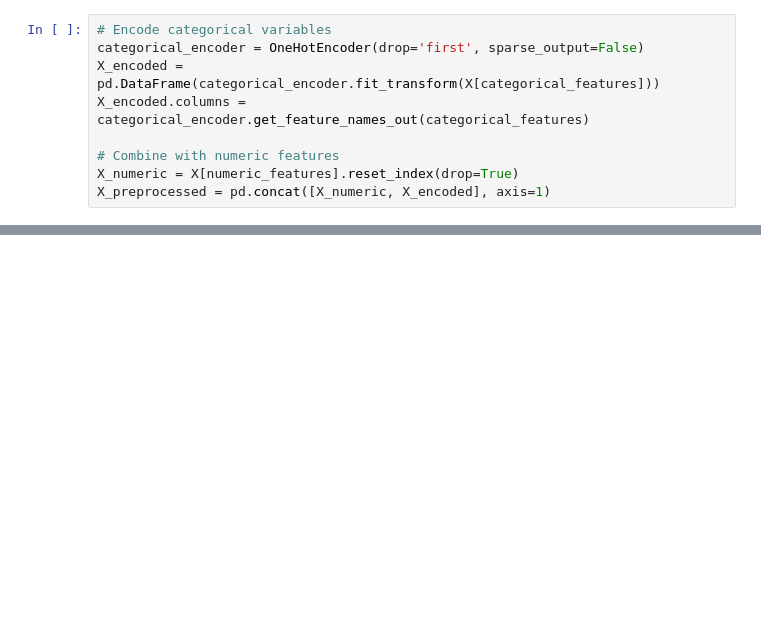
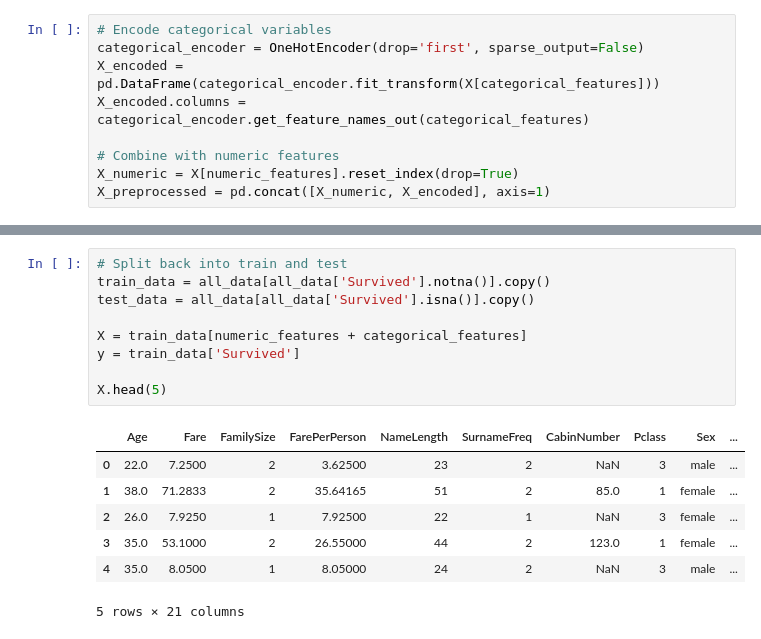
Before and after one commit to bonesclarke/Titanic, a Jupyter notebook: Titanic Prediction.ipynb, the cells around one changed output, grey strips where cells are left out. Drawn from its saved outputs; the diff is of its cells as text; blank space fills up the shorter version.

```diff
--- a/Titanic Prediction.ipynb
+++ b/Titanic Prediction.ipynb
@@ -112,0 +220,17 @@ X_preprocessed = pd.concat([X_numeric, X_encoded], axis=1)
+# %%
+# Split back into train and test
+train_data = all_data[all_data['Survived'].notna()].copy()
+test_data = all_data[all_data['Survived'].isna()].copy()
+
+X = train_data[numeric_features + categorical_features]
+y = train_data['Survived']
+
+X.head(5)
+# %% [output]
+|  | Age | Fare | FamilySize | FarePerPerson | NameLength | SurnameFreq | CabinNumber | Pclass | Sex | ... |
+| 0 | 22.0 | 7.2500 | 2 | 3.62500 | 23 | 2 | NaN | 3 | male | ... |
+| 1 | 38.0 | 71.2833 | 2 | 35.64165 | 51 | 2 | 85.0 | 1 | female | ... |
+| 2 | 26.0 | 7.9250 | 1 | 7.92500 | 22 | 1 | NaN | 3 | female | ... |
+| 3 | 35.0 | 53.1000 | 2 | 26.55000 | 44 | 2 | 123.0 | 1 | female | ... |
+| 4 | 35.0 | 8.0500 | 1 | 8.05000 | 24 | 2 | NaN | 3 | male | ... |
+5 rows × 21 columns
```
Also changed, not shown: parts of 8 cells of this notebook.
